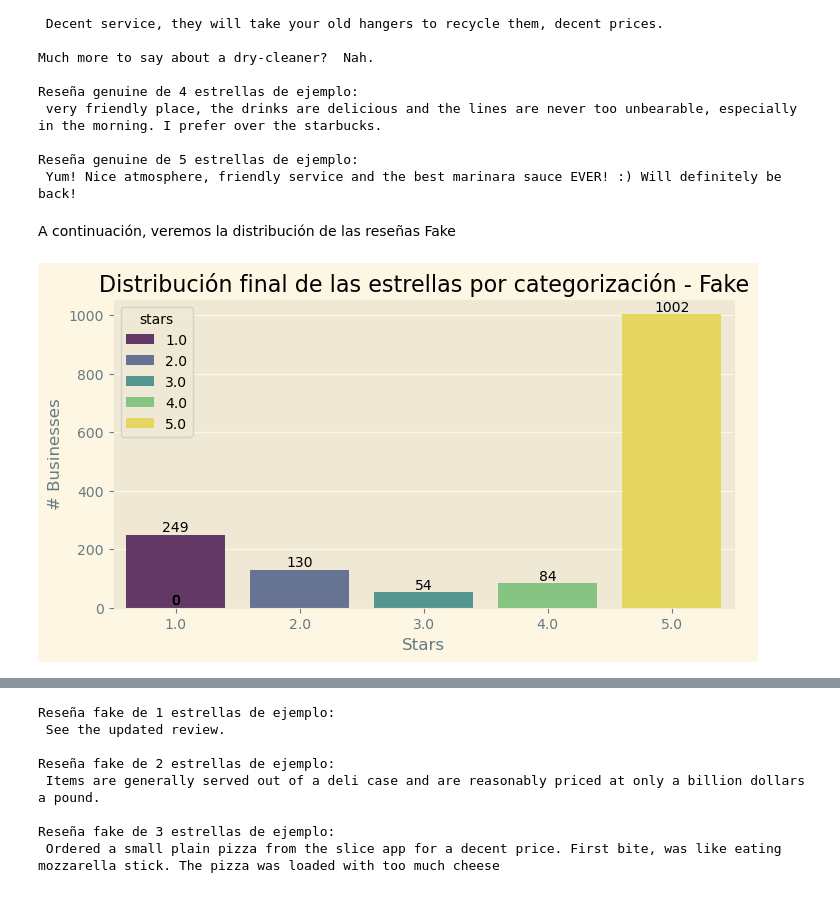
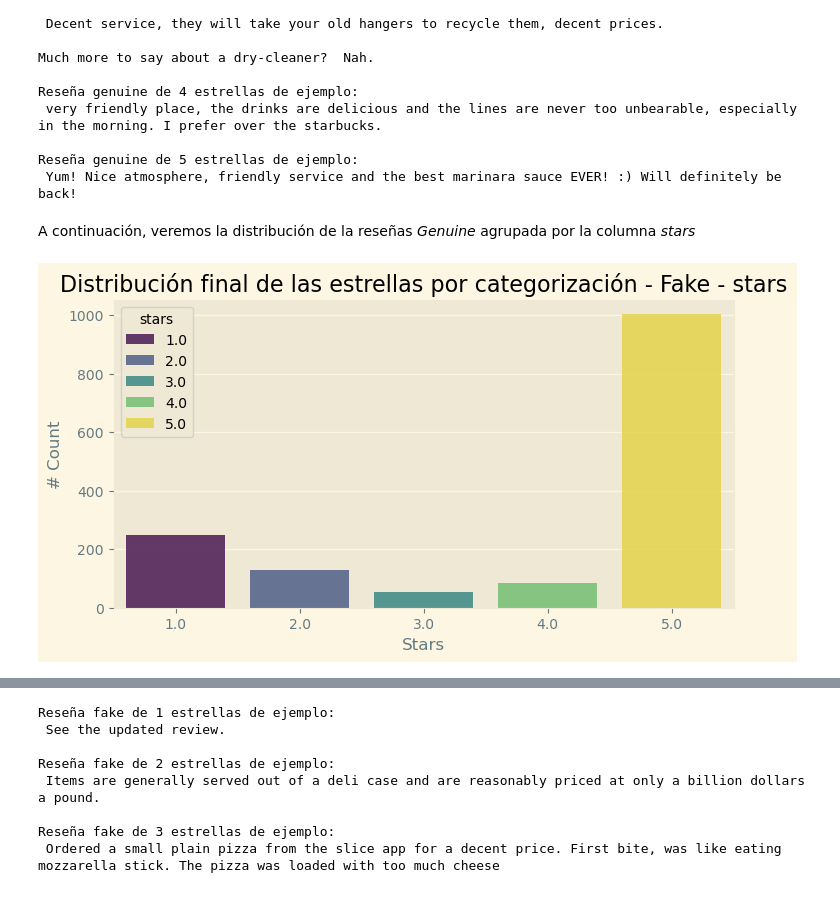
Before and after one commit to ceuratfmg2mai/fakereviews, a Jupyter notebook: 03. incremento fake reviews.ipynb, the cells around one changed output, grey strips where cells are left out. Cells and saved outputs as stored; diff of their text form; code cells hidden in the pictures.

```diff
--- a/03. incremento fake reviews.ipynb
+++ b/03. incremento fake reviews.ipynb
@@ -217,25 +270,14 @@ Reseña genuine de 4 estrellas de ejemplo:
 Reseña genuine de 5 estrellas de ejemplo:
  Yum! Nice atmosphere, friendly service and the best marinara sauce EVER! :) Will definitely be back!
 # %% [markdown]
-A continuación, veremos la distribución de las reseñas Fake
+A continuación, veremos la distribución de la reseñas *Genuine* agrupada por la columna *stars*
 # %%
 x=df_final_pl.filter(pl.col('classification') == 'Fake')['stars'].value_counts().sort('count', descending=True)
 plt.figure(figsize=(8,4))
 ax= sns.barplot(x='stars', y='count',data=x, alpha=0.8,hue='stars',palette='viridis')
-plt.title("Distribución final de las estrellas por categorización - Fake")
-plt.ylabel('# Businesses', fontsize=12)
+plt.title("Distribución final de las estrellas por categorización - Fake - stars")
+plt.ylabel('# Count', fontsize=12)
 plt.xlabel('Stars', fontsize=12)
-
-for p in ax.patches:
-    ax.annotate(f'{int(p.get_height())}',           # Texto a mostrar (la altura de la barra como entero)
-                (p.get_x() + p.get_width() / 2., p.get_height()), # Posición (x, y) para el texto
-                ha='center',                       # Alineación horizontal
-                va='center',                       # Alineación vertical
-                xytext=(0, 5),                    # Desplazamiento del texto (en puntos): 0 horizontal, 5 vertical (encima de la barra)
-                textcoords='offset points',        # Usar coordenadas de desplazamiento
-                fontsize=10)                       # Tamaño de la fuente para la anotación
-
-
 plt.show()
 # %% [output]
-[figure, old version]
+[figure, new version]
```
Also changed, not shown: parts of 19 cells of this notebook.
